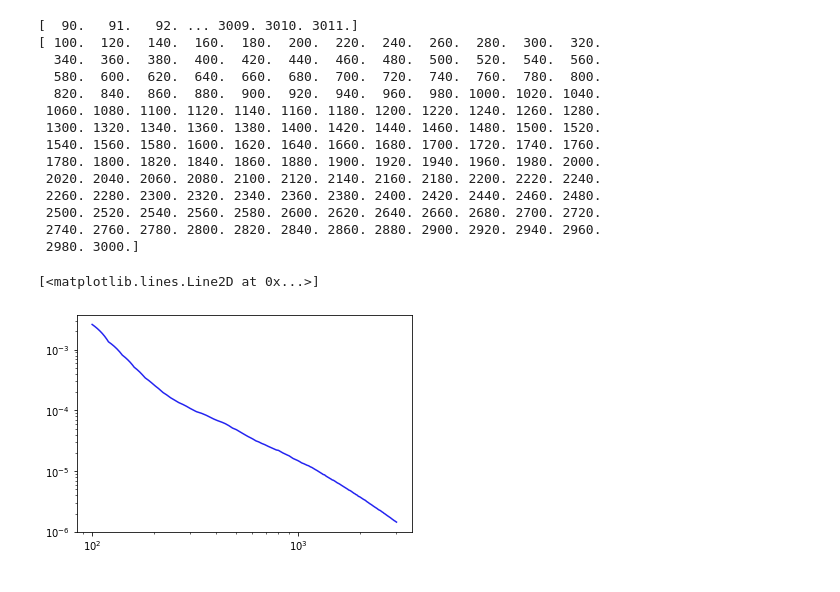
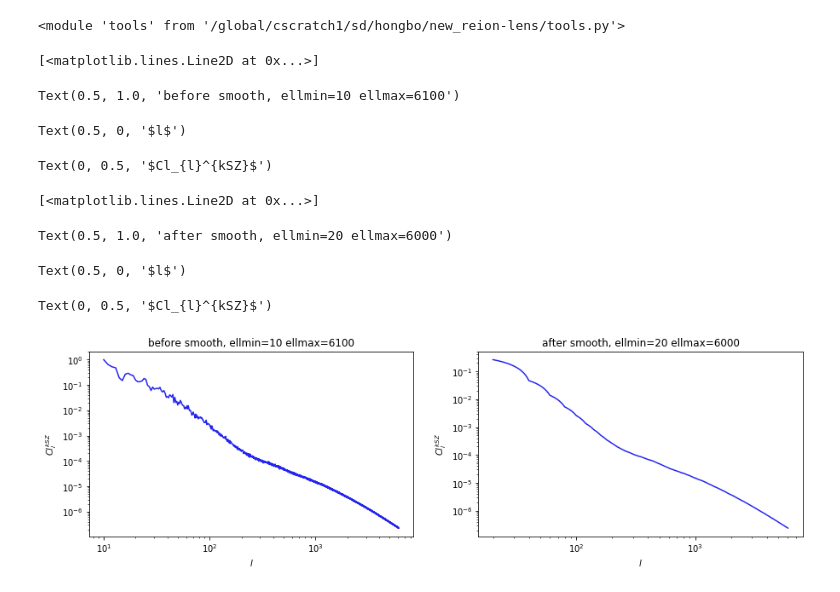
Before and after one commit to catketchup/new_reion-lens, a Jupyter notebook: smooth.ipynb, the cells around one changed output. Cells and saved outputs as stored; diff of their text form; code cells hidden in the pictures.

```diff
--- a/smooth.ipynb
+++ b/smooth.ipynb
@@ -17,7 +19,14 @@ map_path = 'maps/websky/'
 # path of output data
 data_path = 'data/'
 # path of output plots
-plot_path = 'temp'
+plot_path = 'temp/'
 # %%
 ksz = pd.read_csv(data_path + 'ksz_cl.csv')
-plt.loglog(ksz['ell'], ksz['ksz_cl'])
+
+bin_width = 20
+bin_ellmin, bin_ellmax = 10, 6100
+bin_ells = ksz['ell'].values[bin_ellmin:bin_ellmax+1]
+ksz_cl = ksz['ksz_cl'].values[bin_ellmin:bin_ellmax+1]
+
+smooth_ellmin, smooth_ellmax = 20, 6000
+smooth_width = 1
@@ -27,11 +32,0 @@ plt.loglog(ksz['ell'], ksz['ksz_cl'])
-# %%
-ellmin, ellmax = 100, 3000
-ells = np.arange(ellmin, ellmax, 1)
-width = 1
-
-bin_width = 20
-bin_ellmin, bin_ellmax = ellmin-bin_width/2, ellmax+bin_width/2+1
-bin_ells = np.arange(bin_ellmin, bin_ellmax+1, 1)
-
-ksz_cl = ksz['ksz_cl'][bin_ells]
-plt.loglog(bin_ells, ksz_cl)
@@ -46,24 +33,34 @@ smooth_instance = bin_smooth(bin_ells, ksz_cl, bin_width)
-# %%
-print(smooth_instance.bin_ells)
-print(smooth_instance.bin_center)
-# %% [output]
-[  90.   91.   92. ... 3009. 3010. 3011.]
-[ 100.  120.  140.  160.  180.  200.  220.  240.  260.  280.  300.  320.
-  340.  360.  380.  400.  420.  440.  460.  480.  500.  520.  540.  560.
-  580.  600.  620.  640.  660.  680.  700.  720.  740.  760.  780.  800.
-  820.  840.  860.  880.  900.  920.  940.  960.  980. 1000. 1020. 1040.
- 1060. 1080. 1100. 1120. 1140. 1160. 1180. 1200. 1220. 1240. 1260. 1280.
- 1300. 1320. 1340. 1360. 1380. 1400. 1420. 1440. 1460. 1480. 1500. 1520.
- 1540. 1560. 1580. 1600. 1620. 1640. 1660. 1680. 1700. 1720. 1740. 1760.
- 1780. 1800. 1820. 1840. 1860. 1880. 1900. 1920. 1940. 1960. 1980. 2000.
- 2020. 2040. 2060. 2080. 2100. 2120. 2140. 2160. 2180. 2200. 2220. 2240.
- 2260. 2280. 2300. 2320. 2340. 2360. 2380. 2400. 2420. 2440. 2460. 2480.
- 2500. 2520. 2540. 2560. 2580. 2600. 2620. 2640. 2660. 2680. 2700. 2720.
- 2740. 2760. 2780. 2800. 2820. 2840. 2860. 2880. 2900. 2920. 2940. 2960.
- 2980. 3000.]
-# %%
-smooth_ells, smooth_ksz_cl = smooth_instance.smooth(ellmin, ellmax, width)
-plt.loglog(smooth_ells, smooth_ksz_cl)
-# %% [output]
-[<matplotlib.lines.Line2D at 0x...>]
-[figure, removed]
+# %%
+importlib.reload(tools)
+S = tools.bin_smooth(bin_ells, ksz_cl, bin_width)
+smooth_ells, smooth_ksz_cl = S.smooth(smooth_ellmin, smooth_ellmax, smooth_width)
+# %% [output]
+<module 'tools' from '/global/cscratch1/sd/hongbo/new_reion-lens/tools.py'>
+# %%
+fig, ax = plt.subplots(1,2,figsize=(15,4))
+
+ax[0].plot(bin_ells, ksz_cl)
+ax[0].set_title(f'before smooth, ellmin={bin_ellmin} ellmax={bin_ellmax}')
+ax[0].set_xscale('log')
+ax[0].set_yscale('log')
+ax[0].set_xlabel('$l$')
+ax[0].set_ylabel('$Cl_{l}^{kSZ}$')
+
+ax[1].plot(smooth_ells, smooth_ksz_cl)
+ax[1].set_title(f'after smooth, ellmin={smooth_ellmin} ellmax={smooth_ellmax}')
+ax[1].set_xscale('log')
+ax[1].set_yscale('log')
+ax[1].set_xlabel('$l$')
+ax[1].set_ylabel('$Cl_{l}^{kSZ}$')
+
+plt.savefig(plot_path+'smooth.png')
+# %% [output]
+[<matplotlib.lines.Line2D at 0x...>]
+Text(0.5, 1.0, 'before smooth, ellmin=10 ellmax=6100')
+Text(0.5, 0, '$l$')
+Text(0, 0.5, '$Cl_{l}^{kSZ}$')
+[<matplotlib.lines.Line2D at 0x...>]
+Text(0.5, 1.0, 'after smooth, ellmin=20 ellmax=6000')
+Text(0.5, 0, '$l$')
+Text(0, 0.5, '$Cl_{l}^{kSZ}$')
+[figure, added]
```
Also changed, not shown: parts of 11 cells of this notebook, 22 other files.
